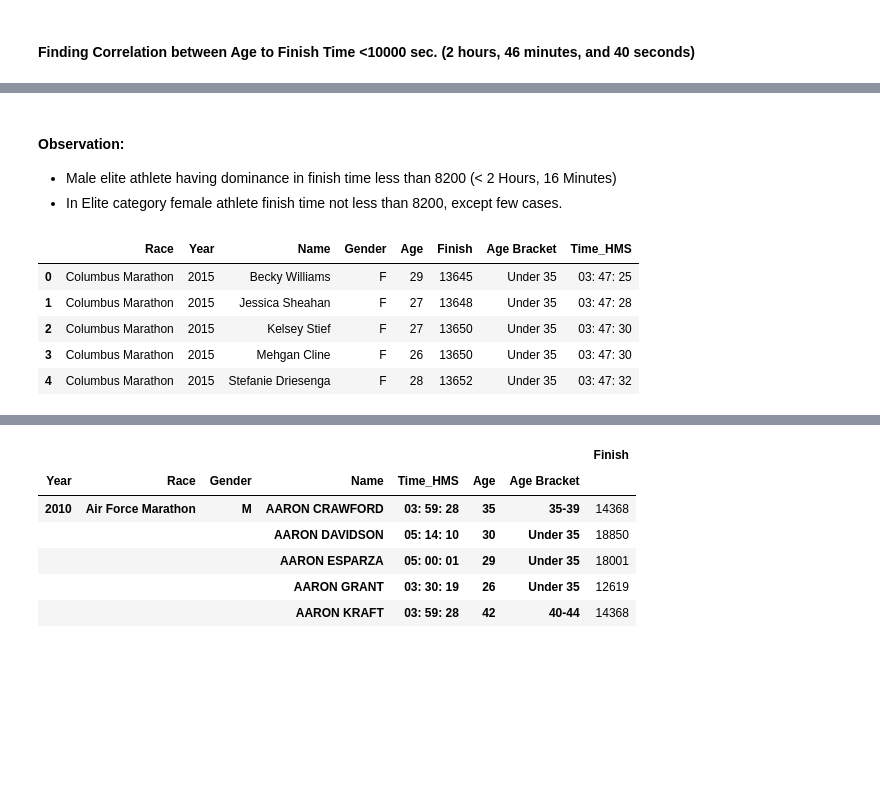
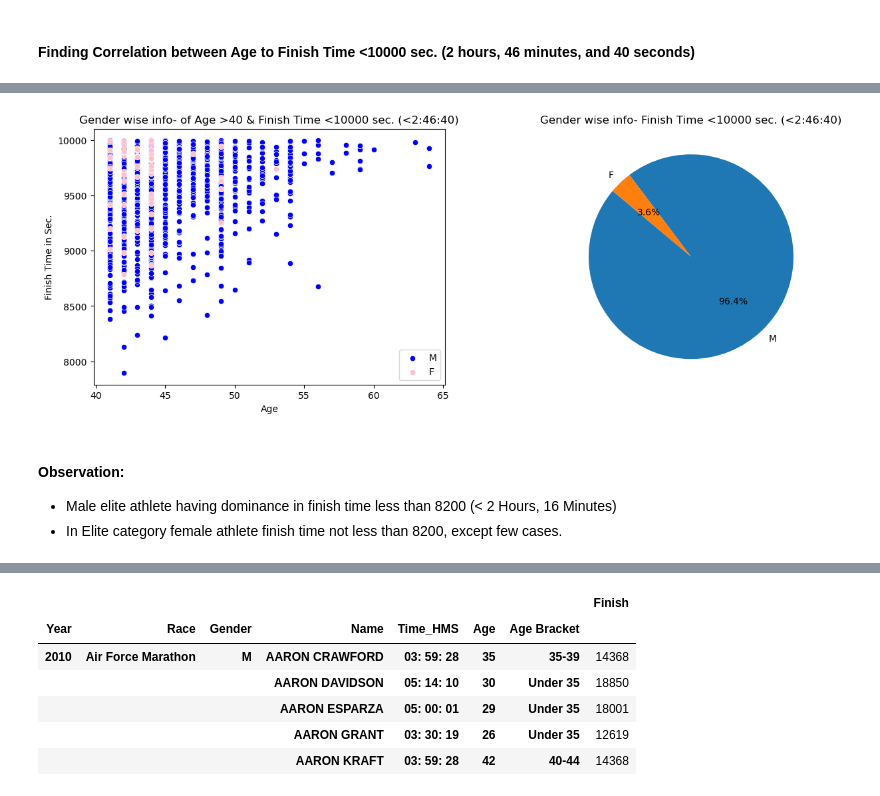
Before and after one commit to sagarbarge/Marathon_2010_to_2019_USA, a Jupyter notebook: Marathon_2010_2019_USA.ipynb, the cells around one changed output, grey strips where cells are left out. Drawn from its saved outputs; the diff is of its cells as text; code cells hidden in the pictures; blank space fills up the shorter version.

```diff
--- a/Marathon_2010_2019_USA.ipynb
+++ b/Marathon_2010_2019_USA.ipynb
@@ -497,14 +533,23 @@ plt.show()
+# %%
+# <10000 sec & Age greater than 40  >>>>  To know After 40 age which gender type is trying for win race
+df_10k_gr_than40= df_10k[df_10k.Age>40]
+# %%
+# Subplot of After Age 40 - Gender- Age - Finish Time <10000 sec. (<2:46:40)
+plt.figure(figsize=(15,5))
+plt.subplot(1,2,1)
+sns.scatterplot (data=df_10k_gr_than40[df_10k_gr_than40.Gender== 'M'], x='Age', y='Finish',  color='blue', label= 'M')
+sns.scatterplot (data=df_10k_gr_than40[df_10k_gr_than40.Gender== 'F'], x='Age', y='Finish',  color= 'pink', label= 'F')
+plt.title('Gender wise info- of Age >40 & Finish Time <10000 sec. (<2:46:40)')
+plt.ylabel('Finish Time in Sec.')
+
+plt.subplot(1,2,2)
+plt.pie(gender_counts, labels=gender_counts.index, autopct='%1.1f%%', startangle=140)
+plt.title('Gender wise info- Finish Time <10000 sec. (<2:46:40)')
+plt.show()
+# %% [output]
+[figure, added]
 # %% [markdown]
 #### Observation:
 
 - Male elite athlete having dominance in finish time less than 8200 (< 2 Hours, 16 Minutes)
 - In Elite category female athlete finish time not less than 8200, except few cases.
-# %%
-df.head()
-# %% [output]
-|  | Race | Year | Name | Gender | Age | Finish | Age Bracket | Time_HMS |
-| 0 | Columbus Marathon | 2015 | Becky Williams | F | 29 | 13645 | Under 35 | 03: 47: 25 |
-| 1 | Columbus Marathon | 2015 | Jessica Sheahan | F | 27 | 13648 | Under 35 | 03: 47: 28 |
-| 2 | Columbus Marathon | 2015 | Kelsey Stief | F | 27 | 13650 | Under 35 | 03: 47: 30 |
-| 3 | Columbus Marathon | 2015 | Mehgan Cline | F | 26 | 13650 | Under 35 | 03: 47: 30 |
-| 4 | Columbus Marathon | 2015 | Stefanie Driesenga | F | 28 | 13652 | Under 35 | 03: 47: 32 |
```
Also changed, not shown: parts of 40 cells of this notebook.
